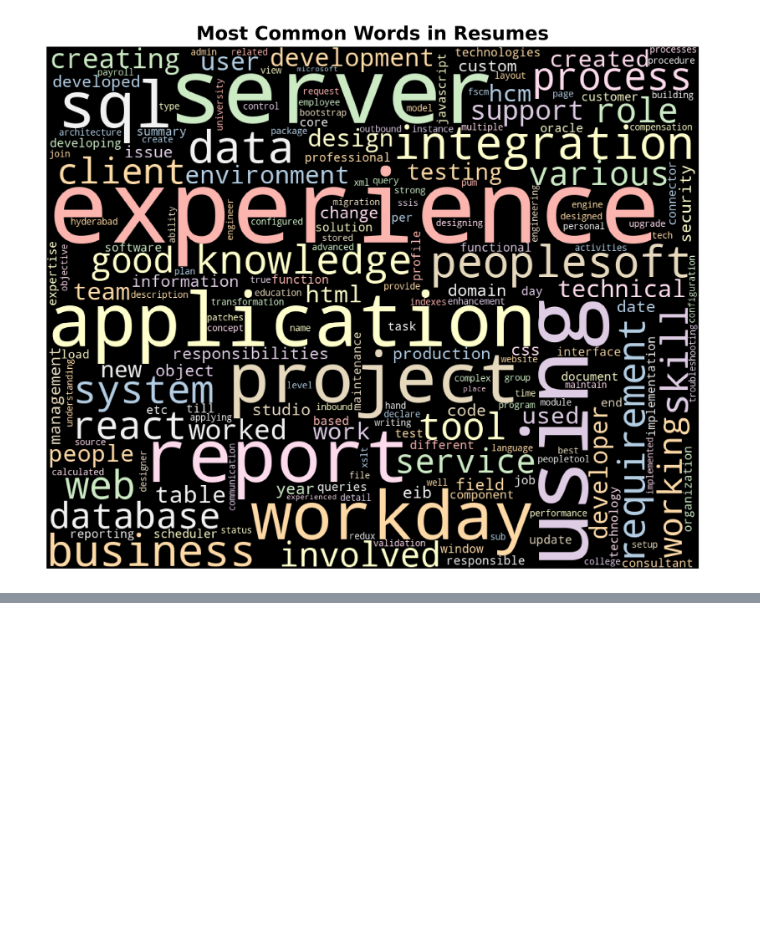
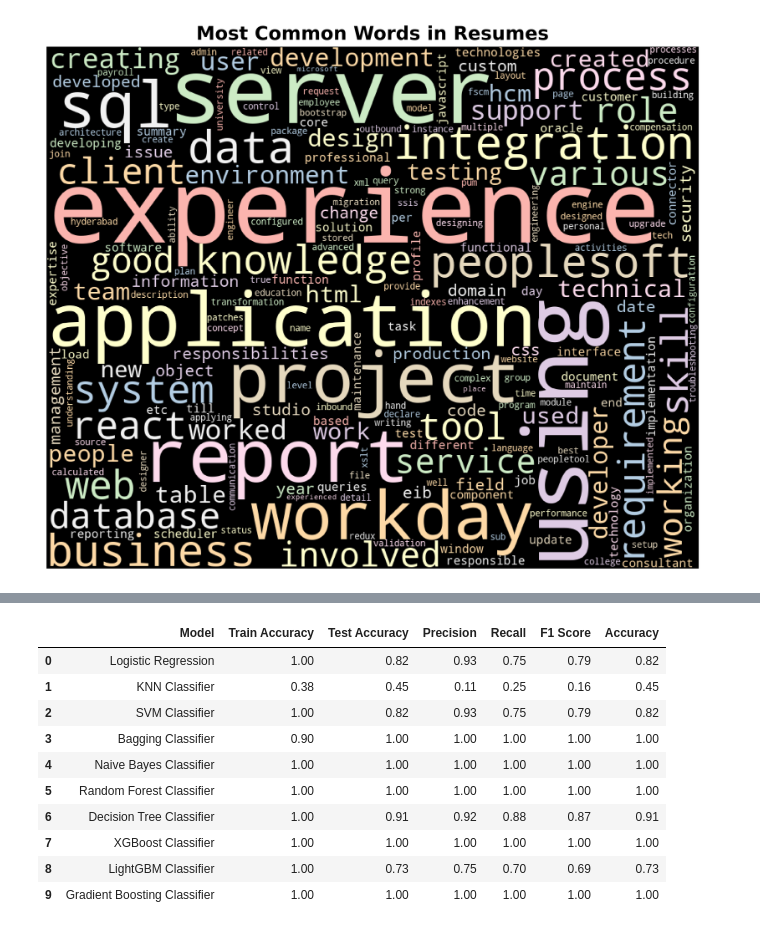
Before and after one commit to logavanan-a/Resume-Classification, a Jupyter notebook: 2. EDA Resume Classification.ipynb, the cells around one changed output, grey strips where cells are left out. Cells and saved outputs as stored; diff of their text form; code cells hidden in the pictures; blank space fills up the shorter version.

Commit message:
Model eval is done

```diff
--- a/2. EDA Resume Classification.ipynb
+++ b/2. EDA Resume Classification.ipynb
@@ -503,0 +744,5 @@ plt.show()
+# %%
+model_DT = DecisionTreeClassifier(criterion='gini')
+model_DT_evaluate = train_and_evaluate(model_DT,tfidf_train_vectors,y_train,tfidf_valid_vectors,y_test)
+results.append(["Decision Tree Classifier"]+list(model_DT_evaluate.values()))
+model_DT_evaluate
@@ -503,0 +776,5 @@ plt.show()
+# %%
+model_xgb = XGBClassifier(objective='multi:softmax',num_class=len(set(y_train)),eval_metric='mlogloss')
+model_xgb_evaluate = train_and_evaluate(model_xgb,tfidf_train_vectors,y_train,tfidf_valid_vectors,y_test)
+results.append(["XGBoost Classifier"]+list(model_xgb_evaluate.values()))
+model_xgb_evaluate
@@ -503,0 +808,5 @@ plt.show()
+# %%
+model_lgb = LGBMClassifier(objective='multiclass',num_class=len(set(y_train)),learning_rate=0.1,n_estimators=300,verbose=-1)
+model_lgb_evaluate = train_and_evaluate(model_lgb,tfidf_train_vectors,y_train,tfidf_valid_vectors,y_test)
+results.append(["LightGBM Classifier"]+list(model_lgb_evaluate.values()))
+model_lgb_evaluate
@@ -503,0 +840,5 @@ plt.show()
+# %%
+model_GradientBoost = GradientBoostingClassifier(n_estimators=100,learning_rate=1.0,max_depth=1, random_state=0)
+model_GradientBoost_evaluate = train_and_evaluate(model_GradientBoost,tfidf_train_vectors,y_train,tfidf_valid_vectors,y_test)
+results.append(["Gradient Boosting Classifier"]+list(model_GradientBoost_evaluate.values()))
+model_GradientBoost_evaluate
@@ -503,0 +870,20 @@ plt.show()
+# %%
+clean_results = [row[:-1] for row in results]
+clean_results
+columns = ["Model", "Train Accuracy", "Test Accuracy",
+           "Precision", "Recall", "F1 Score", "Accuracy"]
+
+df = pd.DataFrame(clean_results, columns=columns)
+df
+# %% [output]
+|  | Model | Train Accuracy | Test Accuracy | Precision | Recall | F1 Score | Accuracy |
+| 0 | Logistic Regression | 1.00 | 0.82 | 0.93 | 0.75 | 0.79 | 0.82 |
+| 1 | KNN Classifier | 0.38 | 0.45 | 0.11 | 0.25 | 0.16 | 0.45 |
+| 2 | SVM Classifier | 1.00 | 0.82 | 0.93 | 0.75 | 0.79 | 0.82 |
+| 3 | Bagging Classifier | 0.90 | 1.00 | 1.00 | 1.00 | 1.00 | 1.00 |
+| 4 | Naive Bayes Classifier | 1.00 | 1.00 | 1.00 | 1.00 | 1.00 | 1.00 |
+| 5 | Random Forest Classifier | 1.00 | 1.00 | 1.00 | 1.00 | 1.00 | 1.00 |
+| 6 | Decision Tree Classifier | 1.00 | 0.91 | 0.92 | 0.88 | 0.87 | 0.91 |
+| 7 | XGBoost Classifier | 1.00 | 1.00 | 1.00 | 1.00 | 1.00 | 1.00 |
+| 8 | LightGBM Classifier | 1.00 | 0.73 | 0.75 | 0.70 | 0.69 | 0.73 |
+| 9 | Gradient Boosting Classifier | 1.00 | 1.00 | 1.00 | 1.00 | 1.00 | 1.00 |
```
Also changed, not shown: parts of 42 cells of this notebook.
